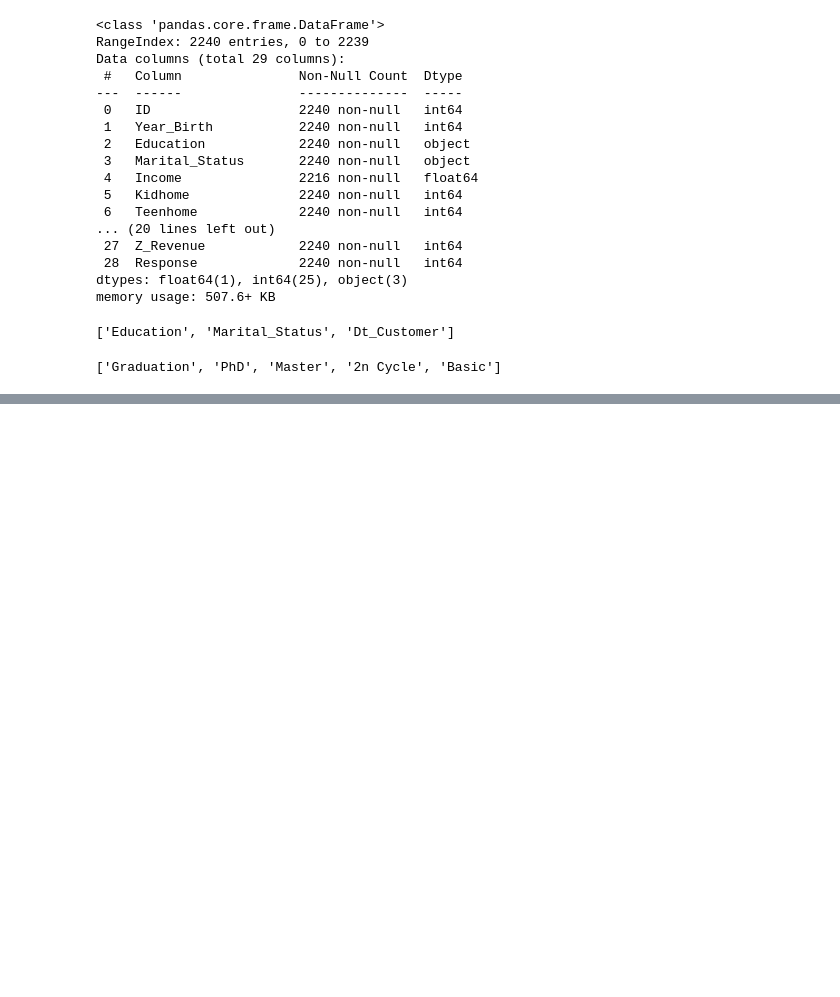
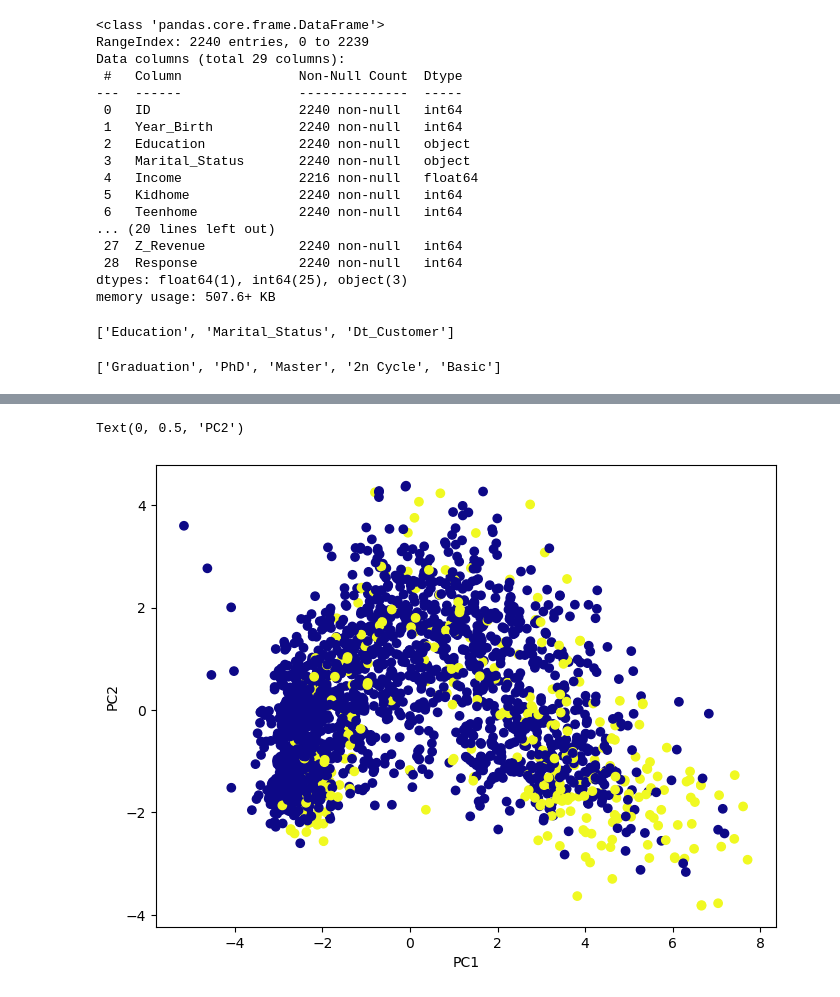
Before and after one commit to arturmusalimov/ml_shared, a Jupyter notebook: week6/PCA_customer_interaction.ipynb, the cells around one changed output, grey strips where cells are left out. Drawn from its saved outputs; the diff is of its cells as text; code cells hidden in the pictures; blank space fills up the shorter version.

```diff
--- a/week6/PCA_customer_interaction.ipynb
+++ b/week6/PCA_customer_interaction.ipynb
@@ -48,0 +104,4 @@ df["Education"].value_counts().index.tolist()
+# %%
+scalar = StandardScaler()
+scalar.fit(df)
+scaled_data = scalar.transform(df)
@@ -48,0 +113,2 @@ df["Education"].value_counts().index.tolist()
+# %%
+featured_pca = pca.transform(scaled_data)
@@ -48,0 +119,9 @@ df["Education"].value_counts().index.tolist()
+# %%
+
+plt.figure(figsize=(8,6))
+plt.scatter(featured_pca[:,0], featured_pca[:,1], c=df['Response'], cmap="plasma")
+plt.xlabel("PC1")
+plt.ylabel("PC2")
+# %% [output]
+Text(0, 0.5, 'PC2')
+[figure, added]
```
Also changed, not shown: parts of 14 cells of this notebook.
